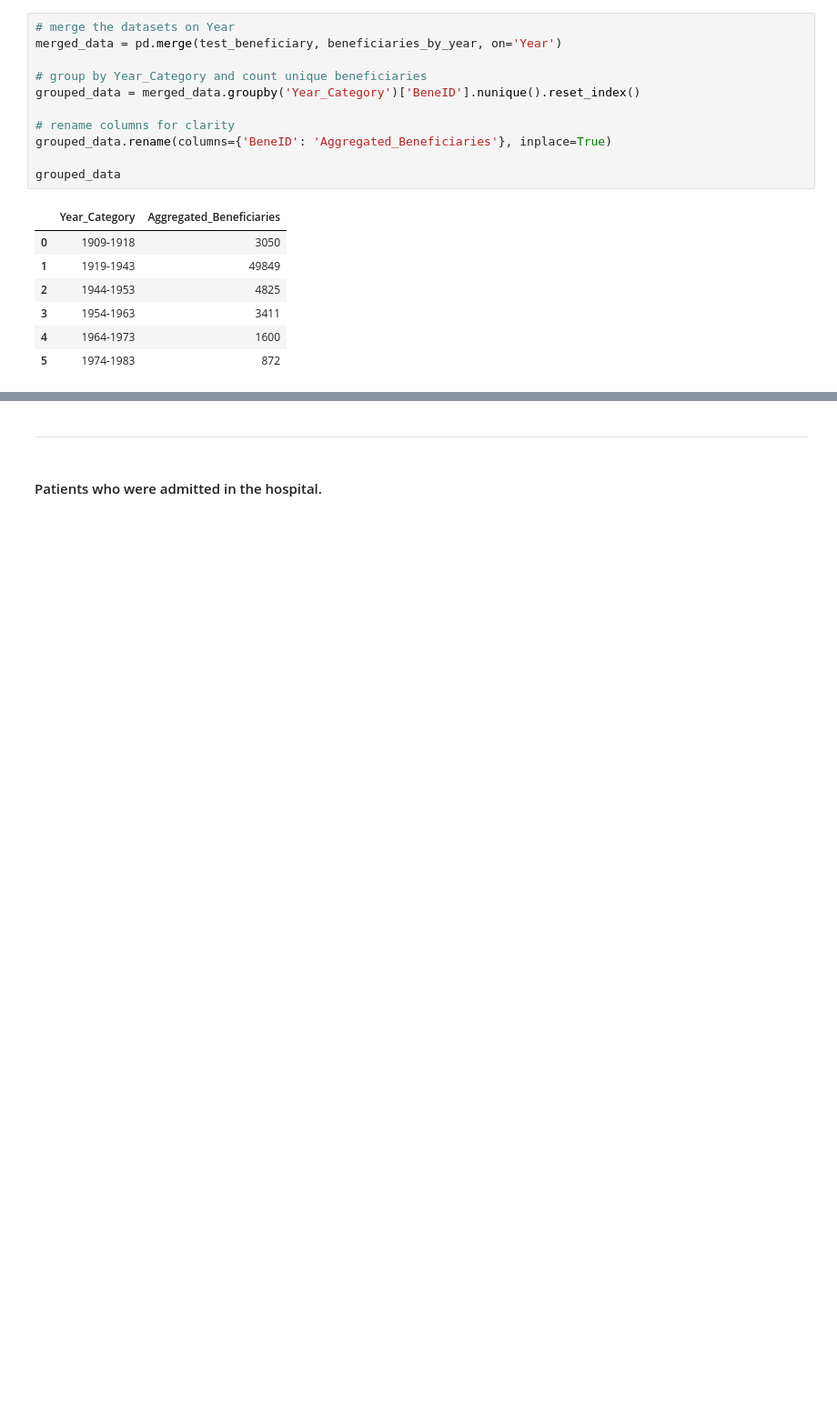
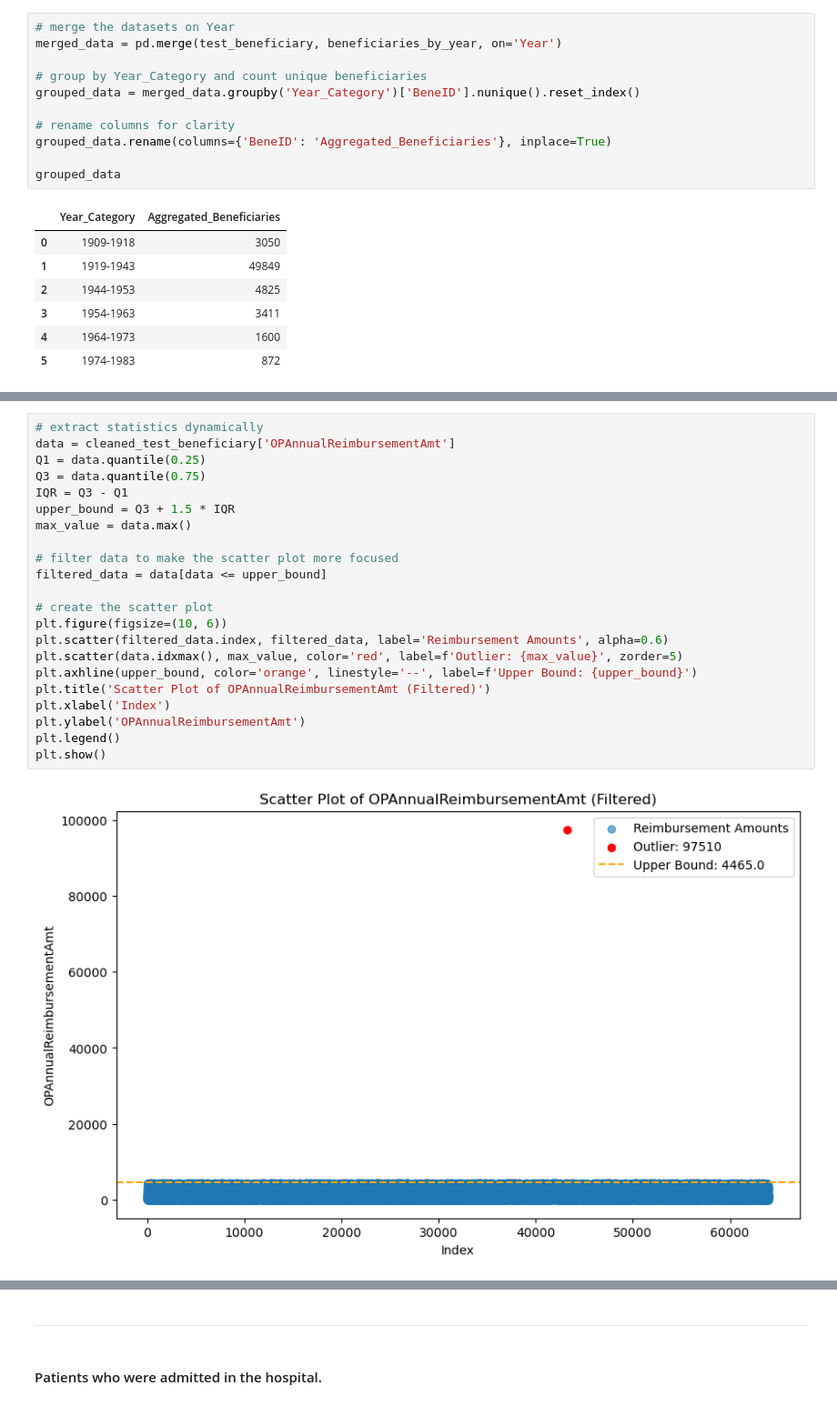
Before and after one commit to CesarChaparro1974/Healthcare-provider-fraud-detection, a Jupyter notebook: notebook.ipynb, the cells around one changed output, grey strips where cells are left out. Shown at 91% size. Saved outputs shown, nothing was run; the diff lists cells and outputs as text; blank space fills up the shorter version.

```diff
--- a/notebook.ipynb
+++ b/notebook.ipynb
@@ -656,0 +747,24 @@ Number of OP beneficiaries with negative reimbursements: 2
+# %%
+# extract statistics dynamically
+data = cleaned_test_beneficiary['OPAnnualReimbursementAmt']
+Q1 = data.quantile(0.25)
+Q3 = data.quantile(0.75)
+IQR = Q3 - Q1
+upper_bound = Q3 + 1.5 * IQR
+max_value = data.max()
+
+# filter data to make the scatter plot more focused
+filtered_data = data[data <= upper_bound]
+
+# create the scatter plot
+plt.figure(figsize=(10, 6))
+plt.scatter(filtered_data.index, filtered_data, label='Reimbursement Amounts', alpha=0.6)
+plt.scatter(data.idxmax(), max_value, color='red', label=f'Outlier: {max_value}', zorder=5)
+plt.axhline(upper_bound, color='orange', linestyle='--', label=f'Upper Bound: {upper_bound}')
+plt.title('Scatter Plot of OPAnnualReimbursementAmt (Filtered)')
+plt.xlabel('Index')
+plt.ylabel('OPAnnualReimbursementAmt')
+plt.legend()
+plt.show()
+# %% [output]
+[figure, added]
```
Also changed, not shown: parts of 26 cells of this notebook, 1 other file.
